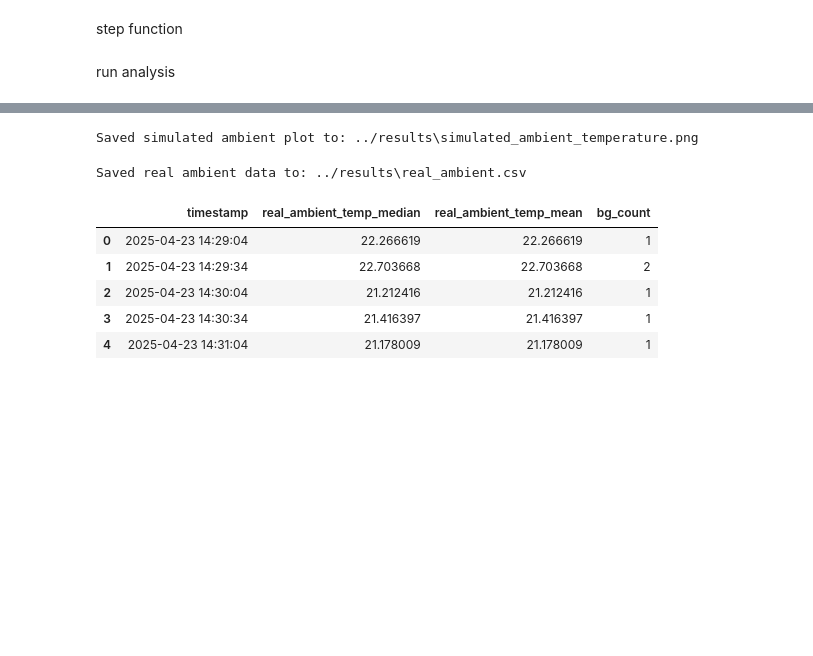
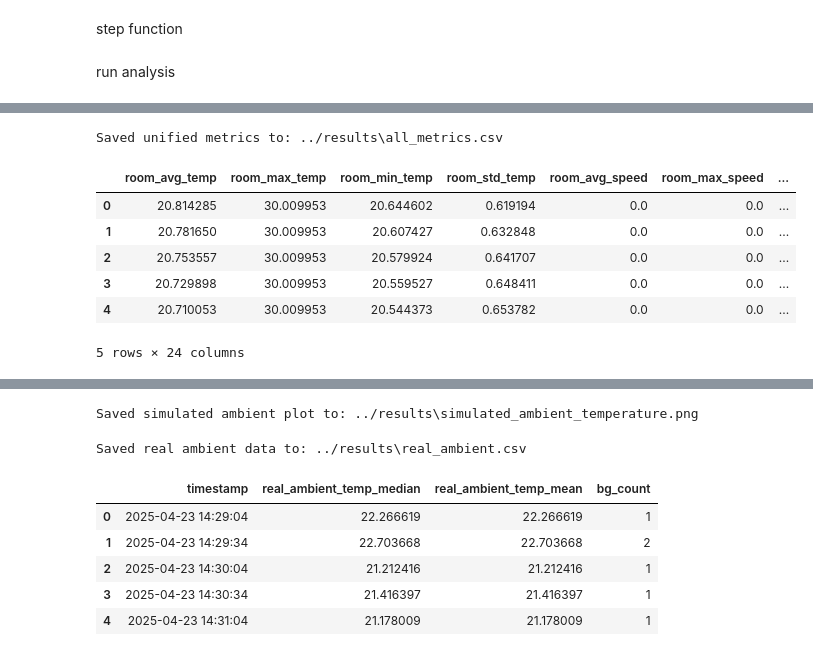
Before and after one commit to dudunudu/cleanroom-cfd-demo, a Jupyter notebook: notebooks/demo.ipynb, the cells around one changed output, grey strips where cells are left out. Saved outputs shown, nothing was run; the diff lists cells and outputs as text; code cells hidden in the pictures; blank space fills up the shorter version.

```diff
--- a/notebooks/demo.ipynb
+++ b/notebooks/demo.ipynb
@@ -37,7 +36,7 @@ results_dir = "../results"
 os.makedirs(results_dir, exist_ok=True)
 
 # Window settings
-table_window_minutes = 60
+table_window_minutes = 360
 window_start_timestamp = "2025-04-23 14:29:00"
 
 # Simulation settings
@@ -261,15 +373,6 @@ def step_fn(T, tracer, u, v, p):
         grace_period_minutes=3,
     )
 
-    update_screen_entities_for_time(
-        sim_time_s=sim_time_state["t"],
-        first_ts=timeline_data["first_ts"],
-        unique_times=timeline_data["unique_times"],
-        screen_entity_map=screen_entity_map,
-        screen_temp_lookup=screen_temp_lookup,
-        grace_period_minutes=3,
-    )
-
     human_entities = build_human_entities_for_time(
         sim_time_s=sim_time_state["t"],
         first_ts=timeline_data["first_ts"],
@@ -281,7 +384,7 @@ def step_fn(T, tracer, u, v, p):
 
     dynamic_entities_state["humans"] = human_entities
 
-    entities_list = base_entities_list + persistent_machine_entities + persistent_screen_entities + human_entities
+    entities_list = base_entities_list + persistent_machine_entities + human_entities
 
     out = cfd_step(
         T, tracer, u, v, p,
@@ -387,0 +419,56 @@ Saved machine plot to: ../results\machine_box_temperatures.png
+# %%
+# Reset fields
+thermal_grid, sock_tracer, u_vel, v_vel, p = build_initial_fields(
+    grid_h=room["grid_h"],
+    grid_w=room["grid_w"],
+    is_obstacle=room["is_obstacle"],
+    T_ref=cfg.T_ref,
+    supply_temp=cfg.supply_temp,
+    src_y0=room["src_y0"],
+    src_y1=room["src_y1"],
+)
+
+# Reset dynamic state
+sim_time_state = {"t": 0.0}
+dynamic_entities_state = {"humans": []}
+persistent_hot_entities = persistent_machine_entities
+
+df_all_metrics, final_state = run_simulation_and_collect_all(
+    thermal_grid, sock_tracer, u_vel, v_vel, p,
+    step_fn=step_fn,
+    frames=cfg.frames,
+    substeps_per_frame=substeps_per_frame,
+    dt=dt,
+    room=room,
+    cfg=cfg,
+    is_obstacle=room["is_obstacle"],
+    persistent_hot_entities=persistent_hot_entities,
+    persistent_machine_entities=persistent_machine_entities,
+    res=cfg.res,
+    dynamic_entities_state=dynamic_entities_state,
+    real_start_timestamp=timeline_data["first_ts"],
+    machine_exclusion_radius_m=0.60,
+    human_exclusion_radius_m=0.30,
+    surround_pad_cells=3,
+    use_circular_machine_metrics=True,
+    default_machine_radius_m=0.30,
+    surround_outer_radius_m=0.60,
+    exclude_region_above_sock=True,
+)
+
+all_metrics_csv = os.path.join(results_dir, "all_metrics.csv")
+df_all_metrics.to_csv(all_metrics_csv, index=False)
+
+save_metric_plots(df_all_metrics, results_dir)
+
+print("Saved unified metrics to:", all_metrics_csv)
+df_all_metrics.head()
+# %% [output]
+Saved unified metrics to: ../results\all_metrics.csv
+|  | room_avg_temp | room_max_temp | room_min_temp | room_std_temp | room_avg_speed | room_max_speed | ... |
+| 0 | 20.814285 | 30.009953 | 20.644602 | 0.619194 | 0.0 | 0.0 | ... |
+| 1 | 20.781650 | 30.009953 | 20.607427 | 0.632848 | 0.0 | 0.0 | ... |
+| 2 | 20.753557 | 30.009953 | 20.579924 | 0.641707 | 0.0 | 0.0 | ... |
+| 3 | 20.729898 | 30.009953 | 20.559527 | 0.648411 | 0.0 | 0.0 | ... |
+| 4 | 20.710053 | 30.009953 | 20.544373 | 0.653782 | 0.0 | 0.0 | ... |
+5 rows × 24 columns
```
Also changed, not shown: parts of 14 cells of this notebook, 13 other files.
